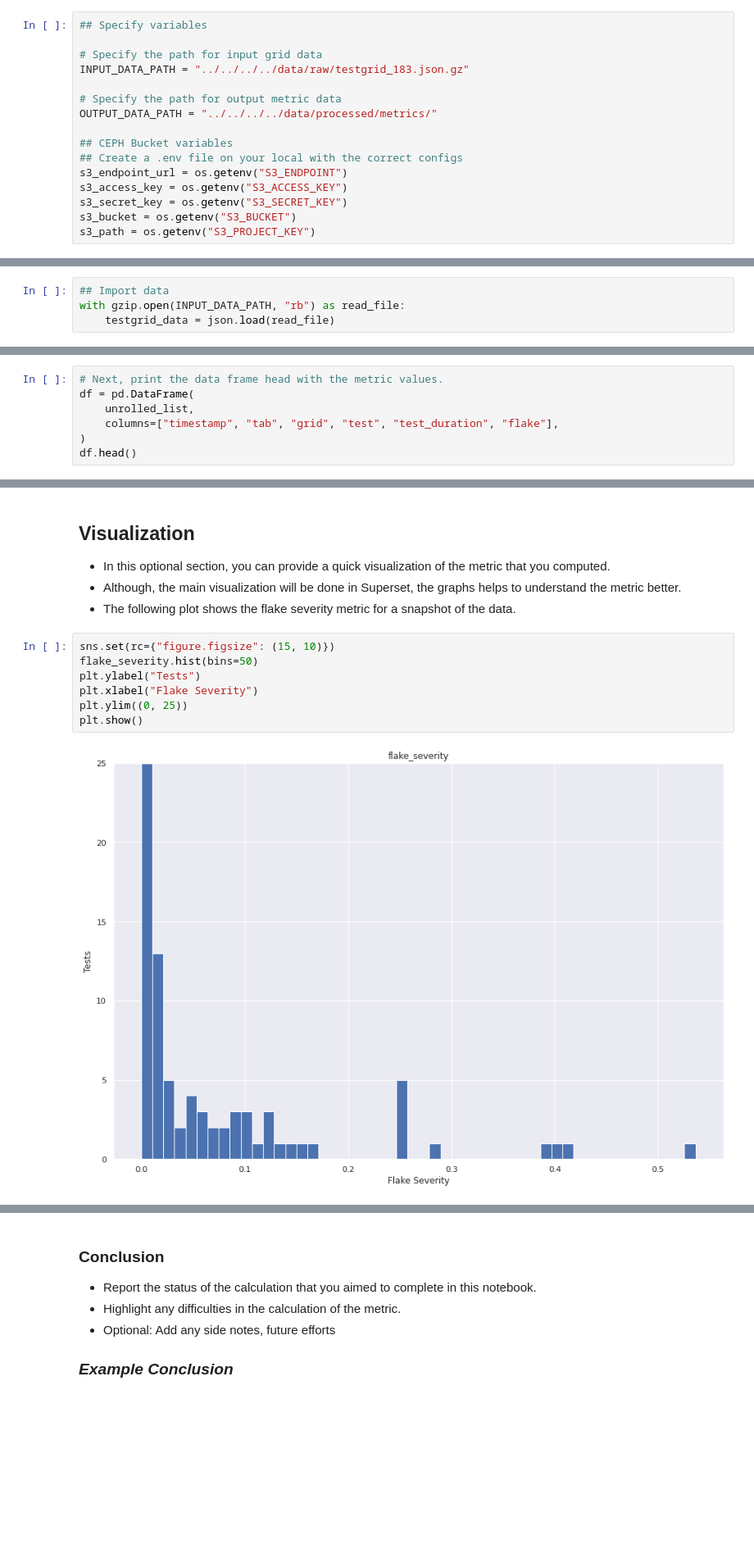
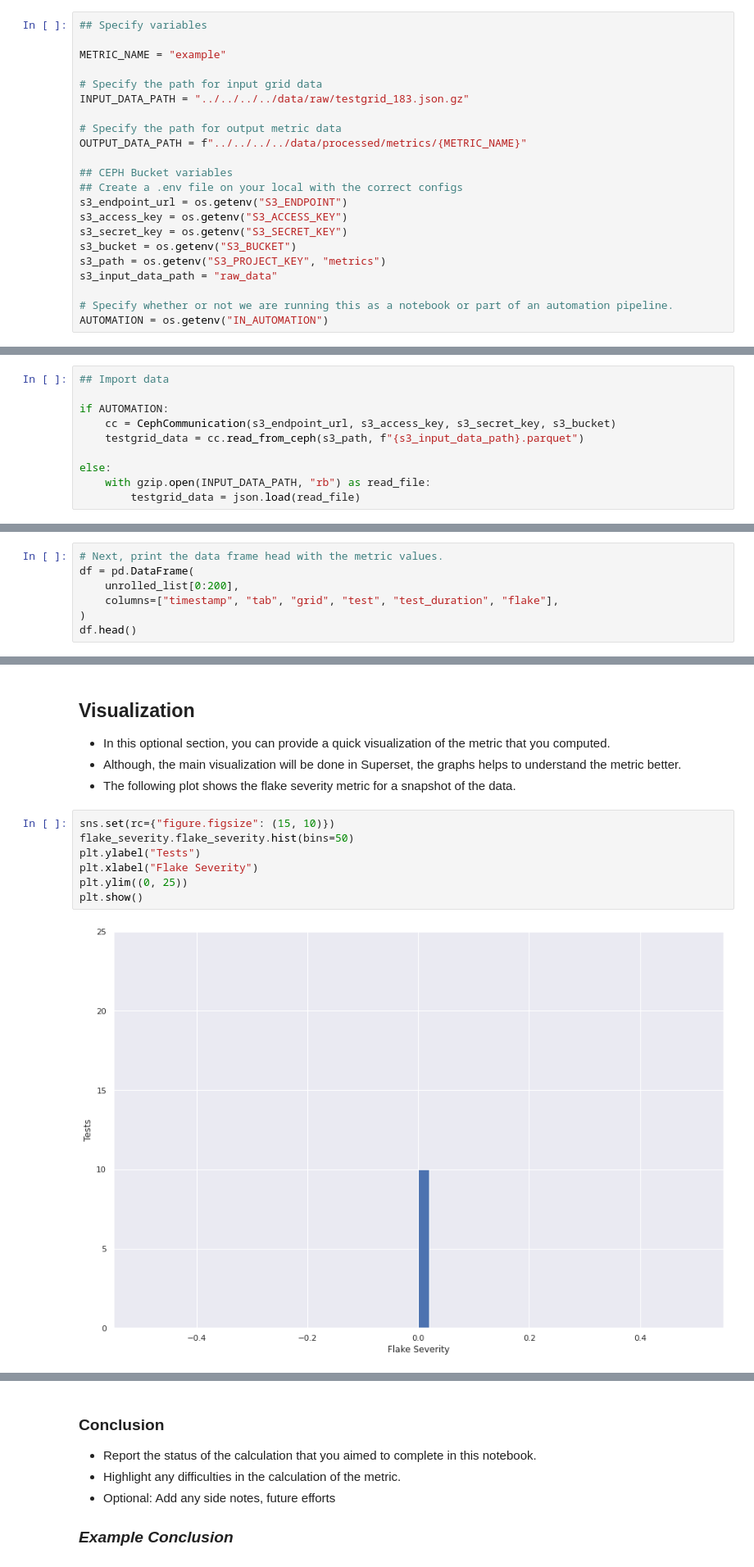
Before and after one commit to aicoe-aiops/ocp-ci-analysis, a Jupyter notebook: notebooks/data-sources/TestGrid/metrics/metric_template.ipynb, the cells around one changed output, grey strips where cells are left out. Shown at 82% size. Cells and saved outputs as stored; diff of their text form; blank space fills up the shorter version.

Commit message:
Update template for automation (#209)

```diff
--- a/notebooks/data-sources/TestGrid/metrics/metric_template.ipynb
+++ b/notebooks/data-sources/TestGrid/metrics/metric_template.ipynb
@@ -47,11 +48,13 @@ True
 # %%
 ## Specify variables
+
+METRIC_NAME = "example"
 
 # Specify the path for input grid data
 INPUT_DATA_PATH = "../../../../data/raw/testgrid_183.json.gz"
 
 # Specify the path for output metric data
-OUTPUT_DATA_PATH = "../../../../data/processed/metrics/"
+OUTPUT_DATA_PATH = f"../../../../data/processed/metrics/{METRIC_NAME}"
 
 ## CEPH Bucket variables
 ## Create a .env file on your local with the correct configs
@@ -59,4 +62,8 @@ s3_endpoint_url = os.getenv("S3_ENDPOINT")
 s3_access_key = os.getenv("S3_ACCESS_KEY")
 s3_secret_key = os.getenv("S3_SECRET_KEY")
 s3_bucket = os.getenv("S3_BUCKET")
-s3_path = os.getenv("S3_PROJECT_KEY")
+s3_path = os.getenv("S3_PROJECT_KEY", "metrics")
+s3_input_data_path = "raw_data"
+
+# Specify whether or not we are running this as a notebook or part of an automation pipeline.
+AUTOMATION = os.getenv("IN_AUTOMATION")
@@ -63,7 +129,13 @@ s3_path = os.getenv("S3_PROJECT_KEY")
 # %%
 ## Import data
-with gzip.open(INPUT_DATA_PATH, "rb") as read_file:
-    testgrid_data = json.load(read_file)
+
+if AUTOMATION:
+    cc = CephCommunication(s3_endpoint_url, s3_access_key, s3_secret_key, s3_bucket)
+    testgrid_data = cc.read_from_ceph(s3_path, f"{s3_input_data_path}.parquet")
+
+else:
+    with gzip.open(INPUT_DATA_PATH, "rb") as read_file:
+        testgrid_data = json.load(read_file)
 # %%
 ## Helper classes and functions
 ## In your metric notebook, you could just
@@ -219,7 +291,7 @@ print(len(unrolled_list))
 # %%
 # Next, print the data frame head with the metric values.
 df = pd.DataFrame(
-    unrolled_list,
+    unrolled_list[0:200],
     columns=["timestamp", "tab", "grid", "test", "test_duration", "flake"],
 )
 df.head()
@@ -258,11 +328,11 @@ flake_severity
 - The following plot shows the flake severity metric for a snapshot of the data.
 # %%
 sns.set(rc={"figure.figsize": (15, 10)})
-flake_severity.hist(bins=50)
+flake_severity.flake_severity.hist(bins=50)
 plt.ylabel("Tests")
 plt.xlabel("Flake Severity")
 plt.ylim((0, 25))
 plt.show()
 # %% [output]
-[figure, old version]
+[figure, new version]
 # %% [markdown]
```
Also changed, not shown: parts of 13 cells of this notebook.
